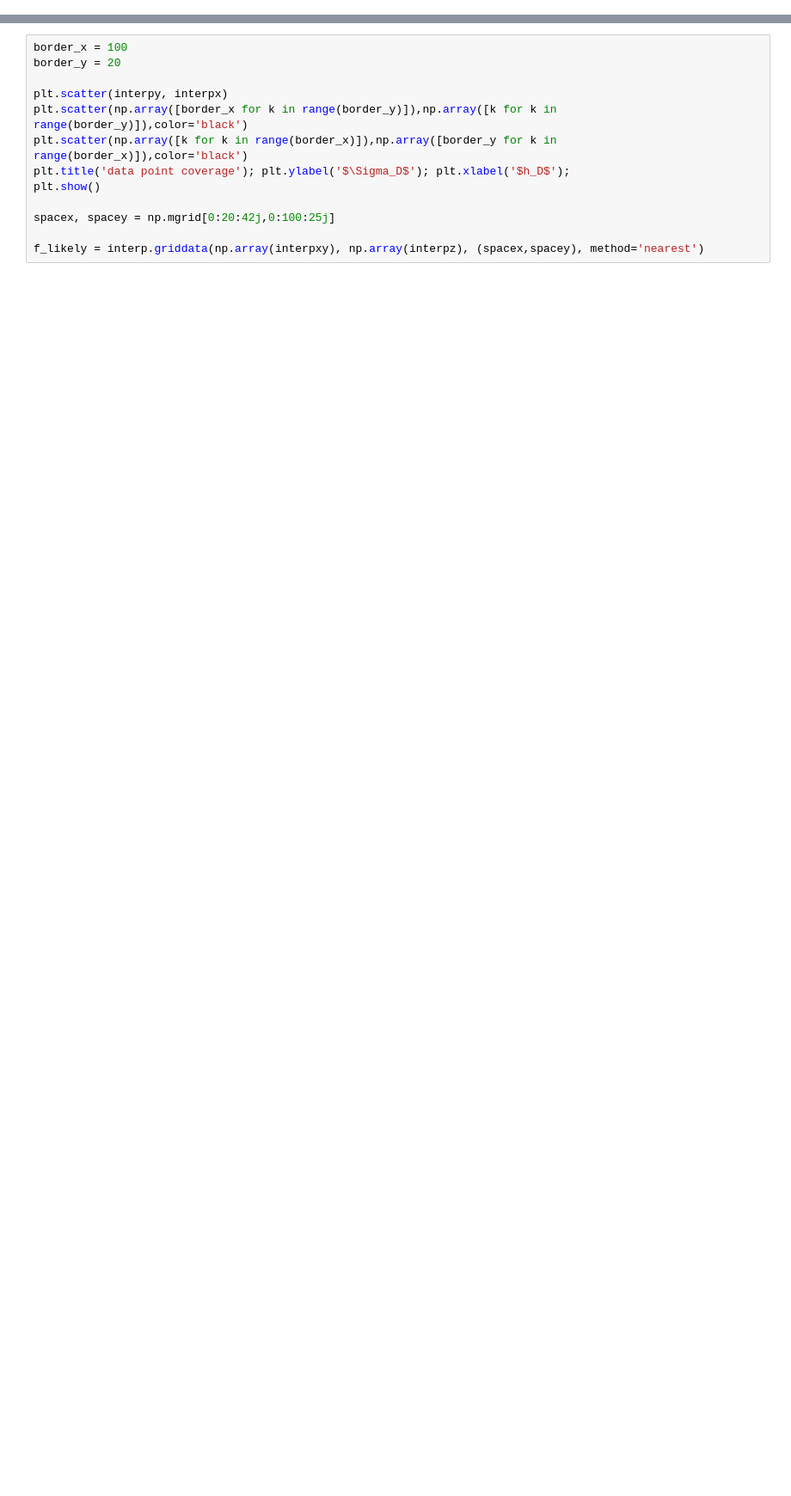
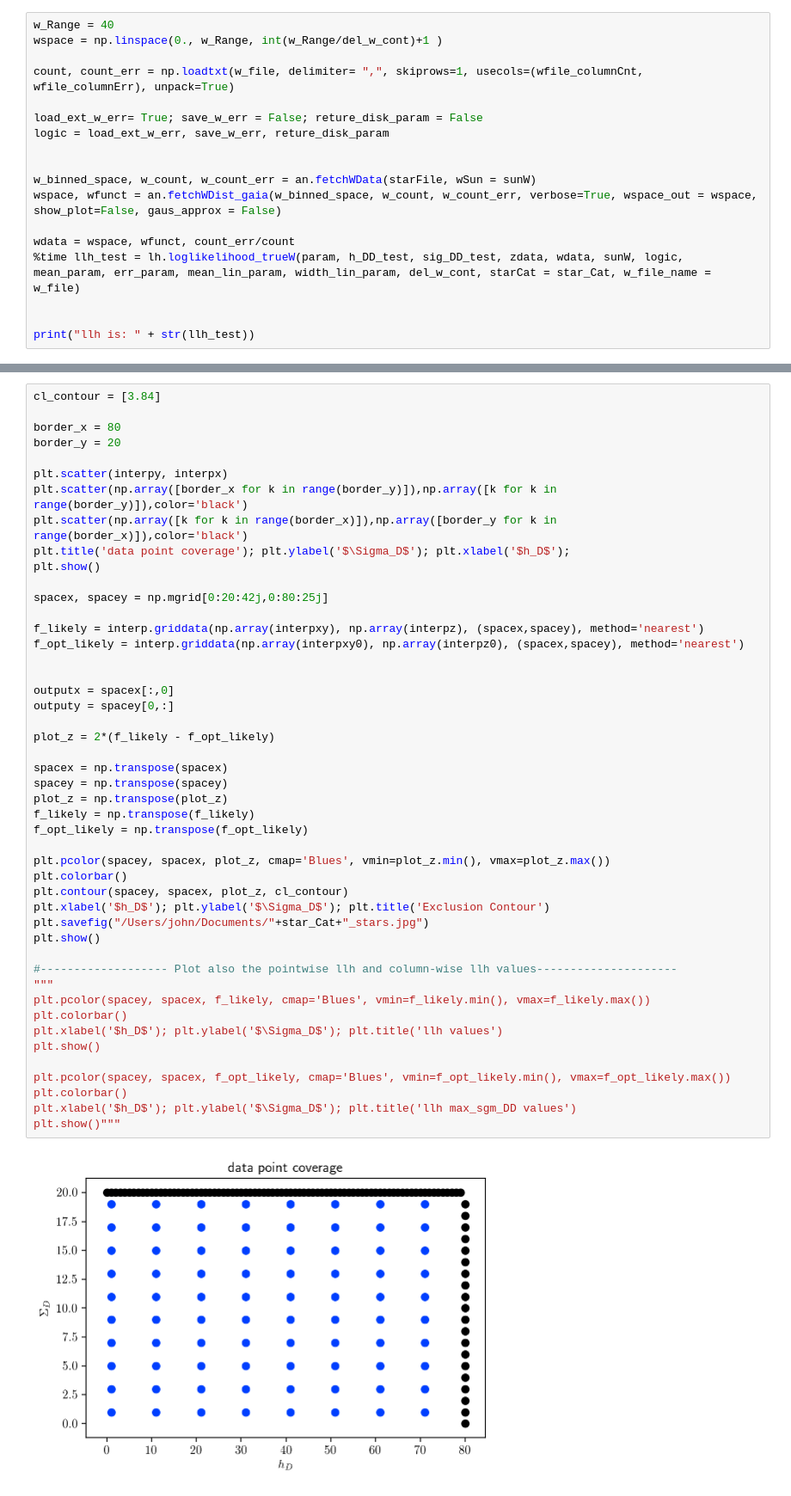
Before and after one commit to bbsonjohn/darkdisk, a Jupyter notebook: emcee_gaia.ipynb, the cells around one changed output, grey strips where cells are left out. Shown at 86% size. Cells and saved outputs as stored; diff of their text form; blank space fills up the shorter version.

Commit message:
Add files via upload
Final version of the Gaia Dark Disk code

```diff
--- a/emcee_gaia.ipynb
+++ b/emcee_gaia.ipynb
@@ -127,0 +173,18 @@ for nHD in tqdm(range(1,400,HD_step)):
+# %%
+w_Range = 40
+wspace = np.linspace(0., w_Range, int(w_Range/del_w_cont)+1 )
+
+count, count_err = np.loadtxt(w_file, delimiter= ",", skiprows=1, usecols=(wfile_columnCnt, wfile_columnErr), unpack=True)
+
+load_ext_w_err= True; save_w_err = False; reture_disk_param = False
+logic = load_ext_w_err, save_w_err, reture_disk_param
+
+
+w_binned_space, w_count, w_count_err = an.fetchWData(starFile, wSun = sunW)
+wspace, wfunct = an.fetchWDist_gaia(w_binned_space, w_count, w_count_err, verbose=True, wspace_out = wspace, show_plot=False, gaus_approx = False)
+
+wdata = wspace, wfunct, count_err/count
+%time llh_test = lh.loglikelihood_trueW(param, h_DD_test, sig_DD_test, zdata, wdata, sunW, logic, mean_param, err_param, mean_lin_param, width_lin_param, del_w_cont, starCat = star_Cat, w_file_name = w_file)
+
+
+print("llh is: " + str(llh_test))
@@ -128,13 +279,49 @@ for nHD in tqdm(range(1,400,HD_step)):
 # %%
-border_x = 100
+cl_contour = [3.84]
+
+border_x = 80
 border_y = 20
 
 plt.scatter(interpy, interpx)
 plt.scatter(np.array([border_x for k in range(border_y)]),np.array([k for k in range(border_y)]),color='black')
 plt.scatter(np.array([k for k in range(border_x)]),np.array([border_y for k in range(border_x)]),color='black')
 plt.title('data point coverage'); plt.ylabel('$\Sigma_D$'); plt.xlabel('$h_D$');
 plt.show()
 
-spacex, spacey = np.mgrid[0:20:42j,0:100:25j]
+spacex, spacey = np.mgrid[0:20:42j,0:80:25j]
 
 f_likely = interp.griddata(np.array(interpxy), np.array(interpz), (spacex,spacey), method='nearest')
+f_opt_likely = interp.griddata(np.array(interpxy0), np.array(interpz0), (spacex,spacey), method='nearest')
+
+
+outputx = spacex[:,0]
+outputy = spacey[0,:]
+
+plot_z = 2*(f_likely - f_opt_likely)
+
+spacex = np.transpose(spacex)
+spacey = np.transpose(spacey)
+plot_z = np.transpose(plot_z)
+f_likely = np.transpose(f_likely)
+f_opt_likely = np.transpose(f_opt_likely)
+
+plt.pcolor(spacey, spacex, plot_z, cmap='Blues', vmin=plot_z.min(), vmax=plot_z.max())
+plt.colorbar()
+plt.contour(spacey, spacex, plot_z, cl_contour)
+plt.xlabel('$h_D$'); plt.ylabel('$\Sigma_D$'); plt.title('Exclusion Contour')
+plt.savefig("/Users/john/Documents/"+star_Cat+"_stars.jpg")
+plt.show()
+
+#------------------- Plot also the pointwise llh and column-wise llh values---------------------
+"""
+plt.pcolor(spacey, spacex, f_likely, cmap='Blues', vmin=f_likely.min(), vmax=f_likely.max())
+plt.colorbar()
+plt.xlabel('$h_D$'); plt.ylabel('$\Sigma_D$'); plt.title('llh values')
+plt.show()
+
+plt.pcolor(spacey, spacex, f_opt_likely, cmap='Blues', vmin=f_opt_likely.min(), vmax=f_opt_likely.max())
+plt.colorbar()
+plt.xlabel('$h_D$'); plt.ylabel('$\Sigma_D$'); plt.title('llh max_sgm_DD values')
+plt.show()"""
+# %% [output]
+[figure, added]
```
Also changed, not shown: parts of 25 cells of this notebook, 23 other files.
